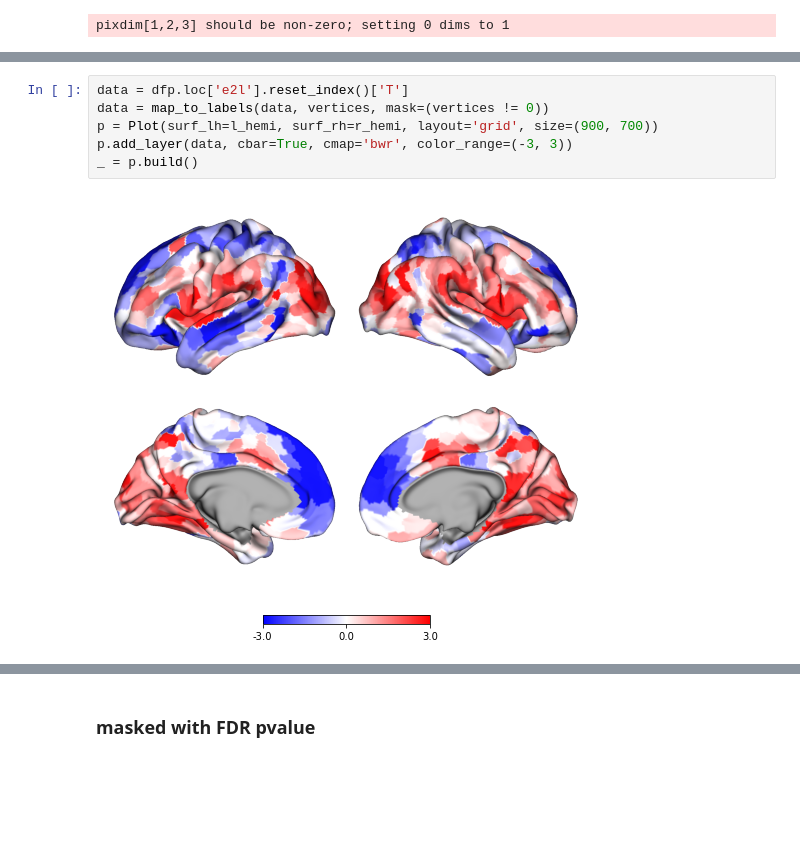
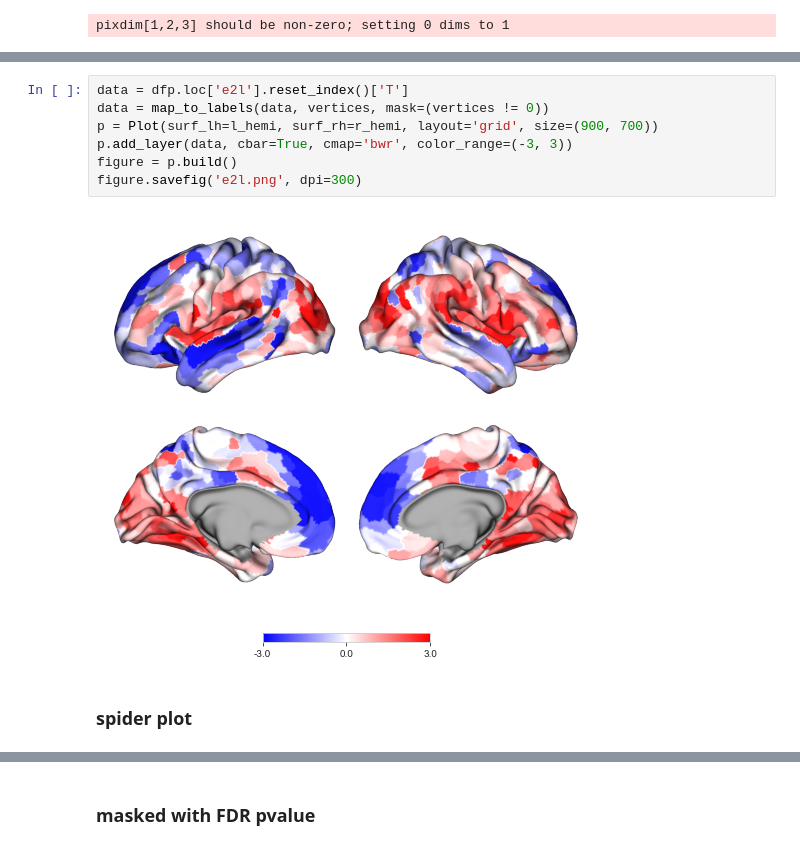
Before and after one commit to qniksefat/gradient-notebooks, a Jupyter notebook: large-manifold-nbs/3-stats.ipynb, the cells around one changed output, grey strips where cells are left out. Saved outputs shown, nothing was run; the diff lists cells and outputs as text; blank space fills up the shorter version.

```diff
--- a/large-manifold-nbs/3-stats.ipynb
+++ b/large-manifold-nbs/3-stats.ipynb
@@ -97,8 +89,11 @@ _ = p.build()
 # %%
 data = dfp.loc['e2l'].reset_index()['T']
 data = map_to_labels(data, vertices, mask=(vertices != 0))
 p = Plot(surf_lh=l_hemi, surf_rh=r_hemi, layout='grid', size=(900, 700))
 p.add_layer(data, cbar=True, cmap='bwr', color_range=(-3, 3))
-_ = p.build()
+figure = p.build()
+figure.savefig('e2l.png', dpi=300)
 # %% [output]
-[figure, old version]
+[figure, new version]
+# %% [markdown]
+### spider plot
```
Also changed, not shown: parts of 53 cells of this notebook, 1 other file.
